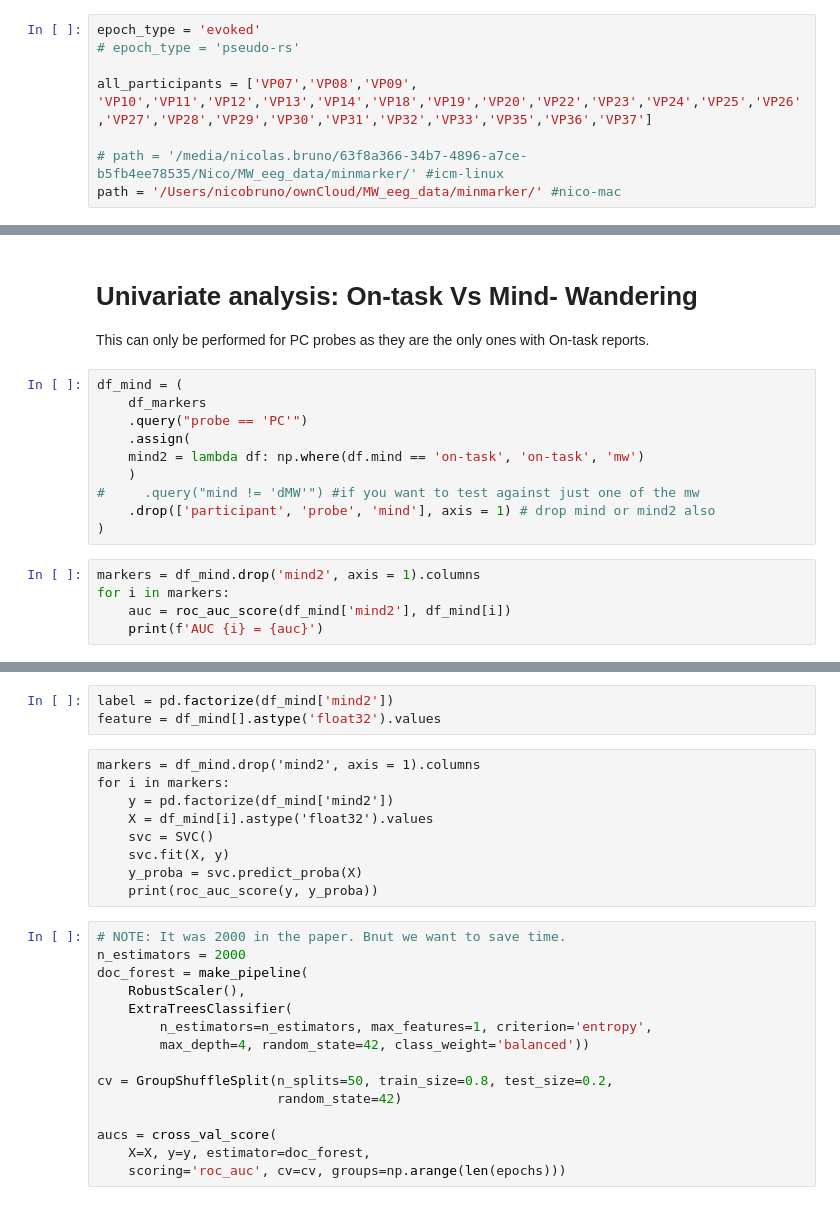
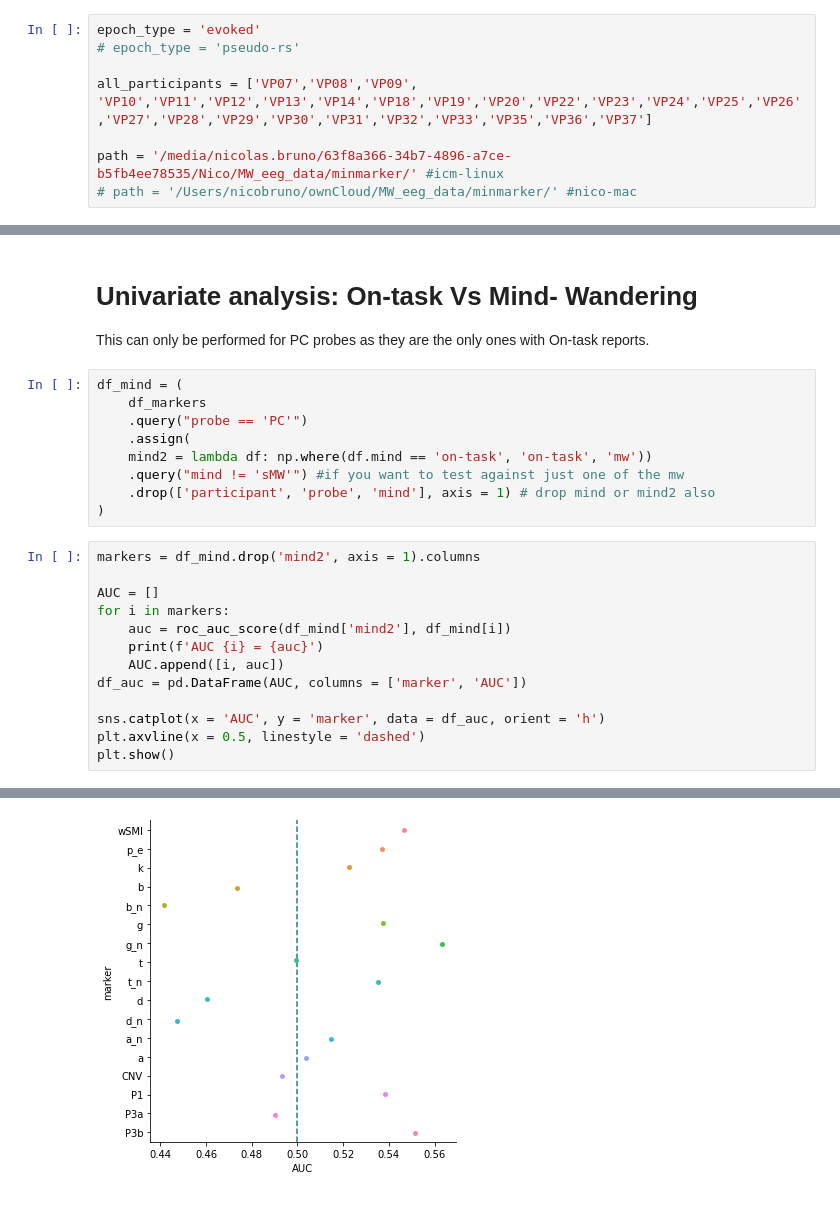
Before and after one commit to Nicobruno92/mw_markers_project, a Jupyter notebook: univariate_analysis.ipynb, the cells around one changed output, grey strips where cells are left out. Drawn from its saved outputs; the diff is of its cells as text.

```diff
--- a/univariate_analysis.ipynb
+++ b/univariate_analysis.ipynb
@@ -11,8 +14,8 @@ epoch_type = 'evoked'
 
 all_participants = ['VP07','VP08','VP09', 'VP10','VP11','VP12','VP13','VP14','VP18','VP19','VP20','VP22','VP23','VP24','VP25','VP26','VP27','VP28','VP29','VP30','VP31','VP32','VP33','VP35','VP36','VP37']
 
-# path = '/media/nicolas.bruno/63f8a366-34b7-4896-a7ce-b5fb4ee78535/Nico/MW_eeg_data/minmarker/' #icm-linux
-path = '/Users/nicobruno/ownCloud/MW_eeg_data/minmarker/' #nico-mac
+path = '/media/nicolas.bruno/63f8a366-34b7-4896-a7ce-b5fb4ee78535/Nico/MW_eeg_data/minmarker/' #icm-linux
+# path = '/Users/nicobruno/ownCloud/MW_eeg_data/minmarker/' #nico-mac
 # %%
 df_markers = pd.DataFrame()
 
@@ -34,14 +37,21 @@ df_mind = (
     df_markers
     .query("probe == 'PC'")
     .assign(
-    mind2 = lambda df: np.where(df.mind == 'on-task', 'on-task', 'mw')
-    )
-#     .query("mind != 'dMW'") #if you want to test against just one of the mw
+    mind2 = lambda df: np.where(df.mind == 'on-task', 'on-task', 'mw'))
+    .query("mind != 'sMW'") #if you want to test against just one of the mw
     .drop(['participant', 'probe', 'mind'], axis = 1) # drop mind or mind2 also
 )
 # %%
 markers = df_mind.drop('mind2', axis = 1).columns
+
+AUC = []
 for i in markers:
     auc = roc_auc_score(df_mind['mind2'], df_mind[i])
     print(f'AUC {i} = {auc}')
+    AUC.append([i, auc])
+df_auc = pd.DataFrame(AUC, columns = ['marker', 'AUC'])
+
+sns.catplot(x = 'AUC', y = 'marker', data = df_auc, orient = 'h')
+plt.axvline(x = 0.5, linestyle = 'dashed')
+plt.show()
 # %% [output]
@@ -65,27 +75 @@ AUC P3b = 0.5717655247080659
+[figure, added]
-# %%
-label = pd.factorize(df_mind['mind2'])
-feature = df_mind[].astype('float32').values
-# %% [raw]
-markers = df_mind.drop('mind2', axis = 1).columns
-for i in markers:
-    y = pd.factorize(df_mind['mind2'])
-    X = df_mind[i].astype('float32').values
-    svc = SVC()
-    svc.fit(X, y)
-    y_proba = svc.predict_proba(X)
-    print(roc_auc_score(y, y_proba))
-# %%
-# NOTE: It was 2000 in the paper. Bnut we want to save time.
-n_estimators = 2000
-doc_forest = make_pipeline(
-    RobustScaler(),
-    ExtraTreesClassifier(
-        n_estimators=n_estimators, max_features=1, criterion='entropy',
-        max_depth=4, random_state=42, class_weight='balanced'))
-
-cv = GroupShuffleSplit(n_splits=50, train_size=0.8, test_size=0.2,
-                       random_state=42)
-
-aucs = cross_val_score(
-    X=X, y=y, estimator=doc_forest,
-    scoring='roc_auc', cv=cv, groups=np.arange(len(epochs)))
```
Also changed, not shown: parts of 8 cells of this notebook, 4 other files.
